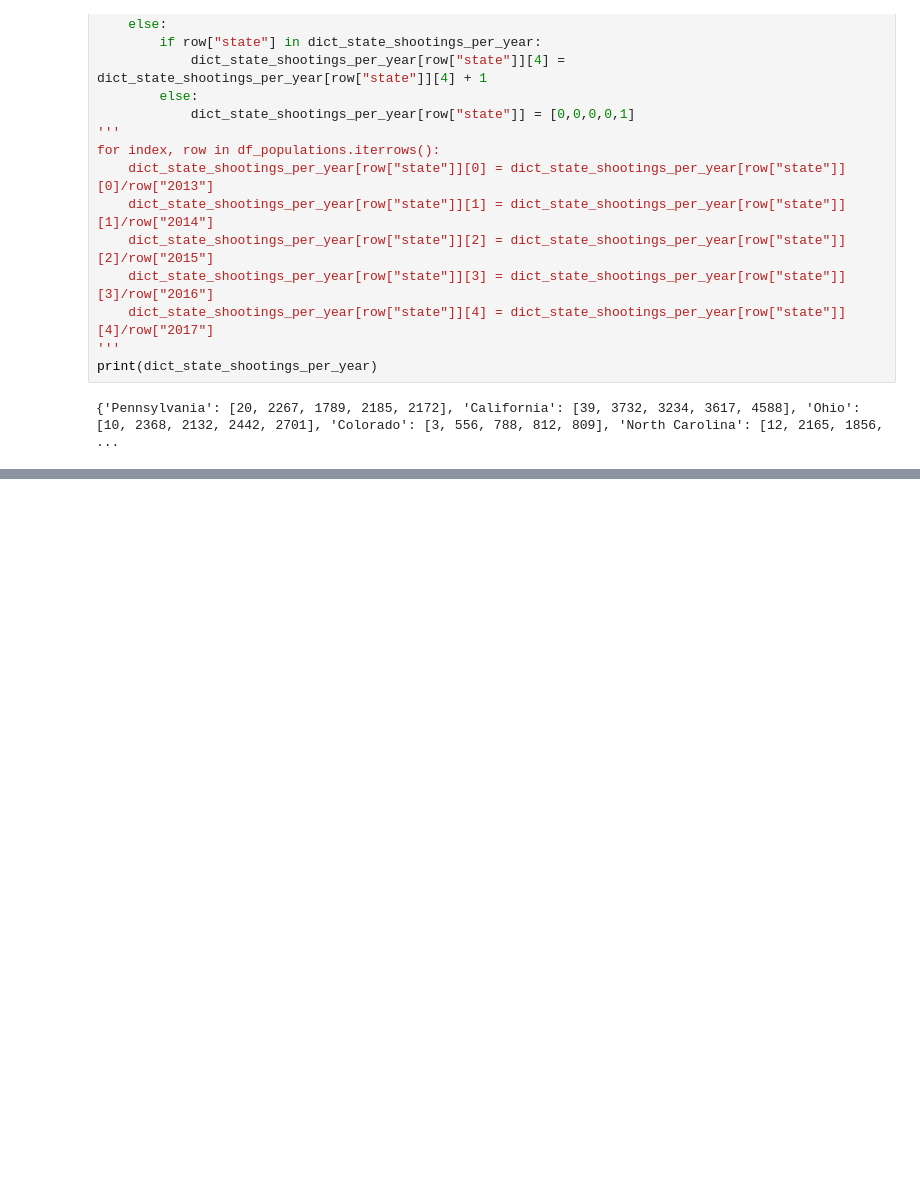
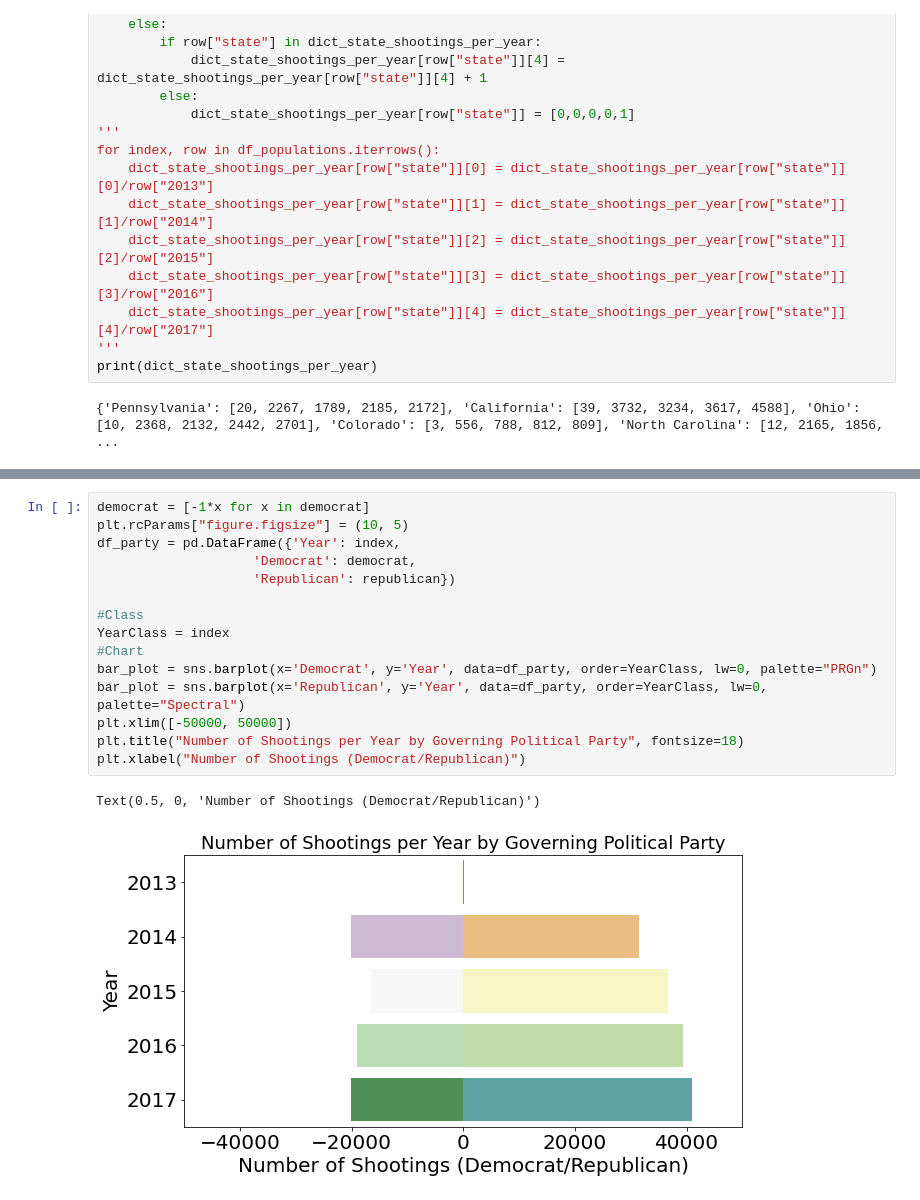
Before and after one commit to nvenkate-cyber/gun_shootings.github.io, a Jupyter notebook: Gun-Violence.ipynb, the cells around one changed output, grey strips where cells are left out. Saved outputs shown, nothing was run; the diff lists cells and outputs as text; blank space fills up the shorter version.

```diff
--- a/Gun-Violence.ipynb
+++ b/Gun-Violence.ipynb
@@ -367,3 +361,21 @@ ax.set
+# %%
+democrat = [-1*x for x in democrat]
+plt.rcParams["figure.figsize"] = (10, 5)
+df_party = pd.DataFrame({'Year': index,
+                    'Democrat': democrat,
+                    'Republican': republican})
+
+#Class
+YearClass = index
+#Chart
+bar_plot = sns.barplot(x='Democrat', y='Year', data=df_party, order=YearClass, lw=0, palette="PRGn")
+bar_plot = sns.barplot(x='Republican', y='Year', data=df_party, order=YearClass, lw=0, palette="Spectral")
+plt.xlim([-50000, 50000])
+plt.title("Number of Shootings per Year by Governing Political Party", fontsize=18)
+plt.xlabel("Number of Shootings (Democrat/Republican)")
+# %% [output]
+Text(0.5, 0, 'Number of Shootings (Democrat/Republican)')
+[figure, added]
 # %%
 # counting number of suspects for each incident:
 def count(x):
```
Also changed, not shown: parts of 10 cells of this notebook.
